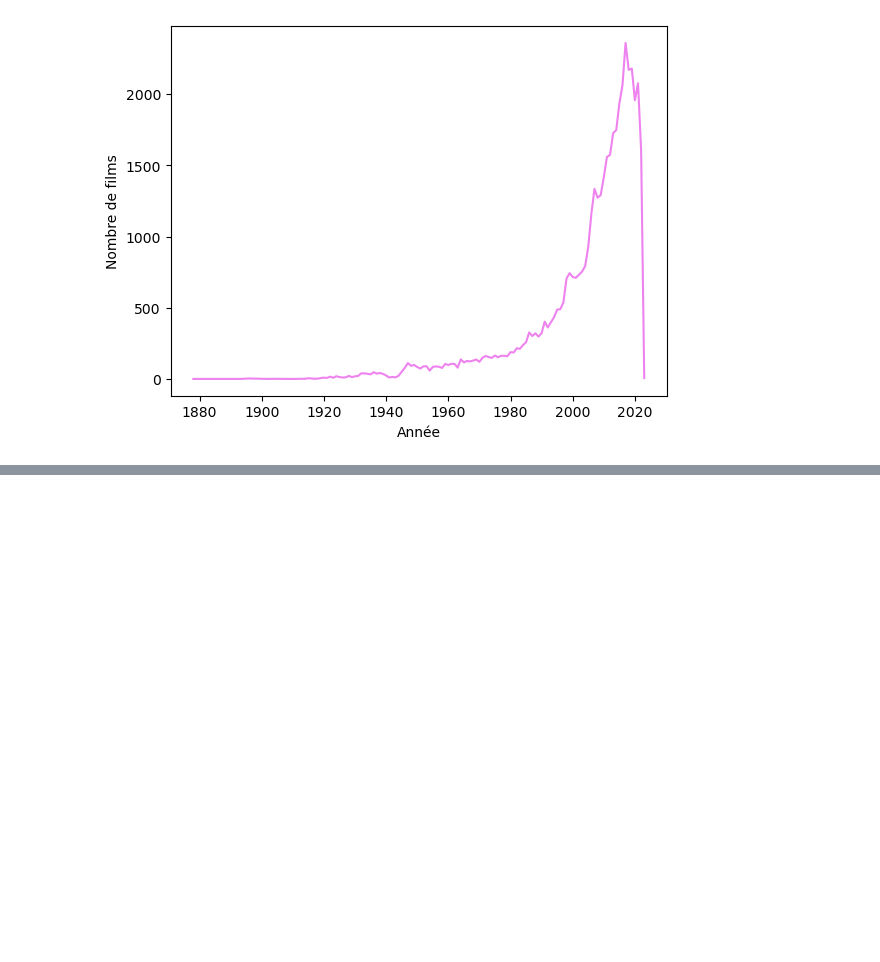
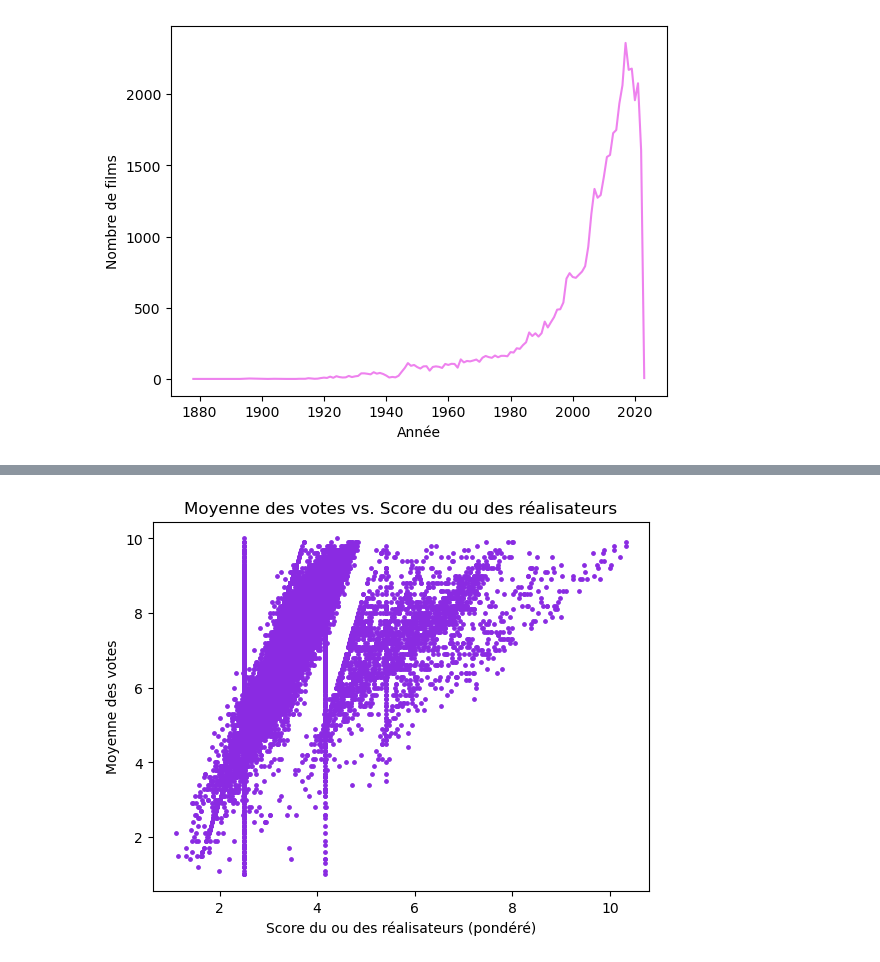
Before and after one commit to Jeremstar/Projet-de-DINGUE, a Jupyter notebook: Notebook/Scrap_IMDb.ipynb, the cells around one changed output, grey strips where cells are left out. Saved outputs shown, nothing was run; the diff lists cells and outputs as text; code cells hidden in the pictures; blank space fills up the shorter version.

```diff
--- a/Notebook/Scrap_IMDb.ipynb
+++ b/Notebook/Scrap_IMDb.ipynb
@@ -573,0 +652,2 @@ plt.show()
+# %%
+director_scores.pop('') #beaucoup de films dans réalisateur renseigné
@@ -573,0 +656,17 @@ plt.show()
+# %%
+df_fusionné['liste_scores2'] = None
+df_fusionné['director'] = df_fusionné['director'].apply(replace_empty_list)
+# %%
+for index, row in df_fusionné.iterrows():
+    liste_scores2 = []
+    if type(row['director']) == list :
+        for directeur in row['director']:
+            if directeur != None :
+                liste_scores2.append(director_scores[directeur][0])
+                director_scores[directeur].pop(0)
+        df_fusionné.at[index, 'liste_scores2'] = liste_scores2
+    else :
+        df_fusionné.at[index, 'liste_scores2'] = None
+# %%
+df_fusionné['score_director'] = None
+df_fusionné['score_director'] = df_fusionné['liste_scores2'].apply(moyenne_pondérée)
@@ -573,0 +689,10 @@ plt.show()
+# %%
+#plot pour voir une corrélation
+df_fusionné.plot(x='score_director', y='Note_moyenne', kind='scatter', s=6, c='#8A2BE2')
+plt.title("Moyenne des votes vs. Score du ou des réalisateurs")
+plt.xlabel("Score du ou des réalisateurs (pondéré)")
+plt.ylabel("Moyenne des votes")
+plt.show()
+#conclure qu'il faudrait exclure les films où il n'y a que des nouveaux acteurs
+# %% [output]
+[figure, added]
```
Also changed, not shown: parts of 19 cells of this notebook.
